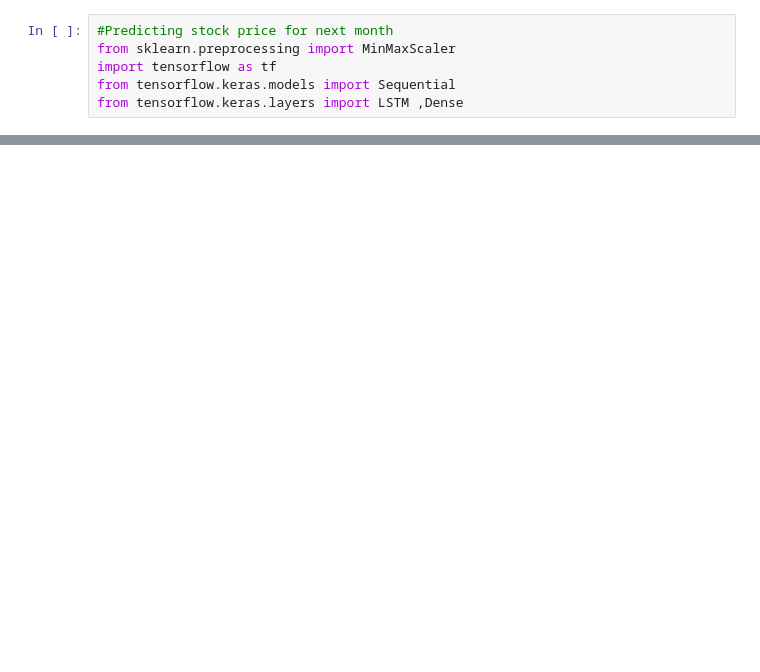
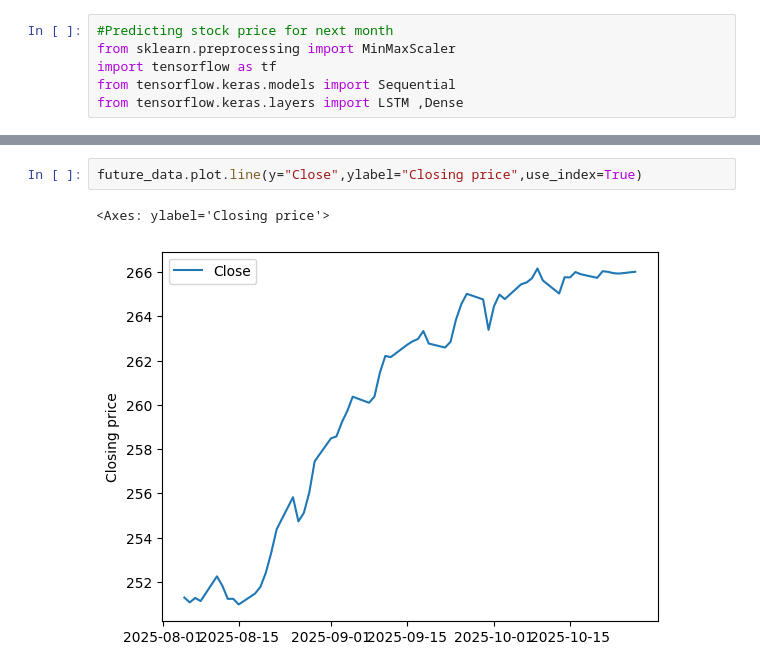
Before and after one commit to shrey-shah299/stock-predictor, a Jupyter notebook: project.ipynb, the cells around one changed output, grey strips where cells are left out. Saved outputs shown, nothing was run; the diff lists cells and outputs as text; blank space fills up the shorter version.

```diff
--- a/project.ipynb
+++ b/project.ipynb
@@ -267,0 +185,5 @@ pd.concat((ibm , future_data))
+# %%
+future_data.plot.line(y="Close",ylabel="Closing price",use_index=True)
+# %% [output]
+<Axes: ylabel='Closing price'>
+[figure, added]
```
Also changed, not shown: parts of 14 cells of this notebook, 1 other file.
